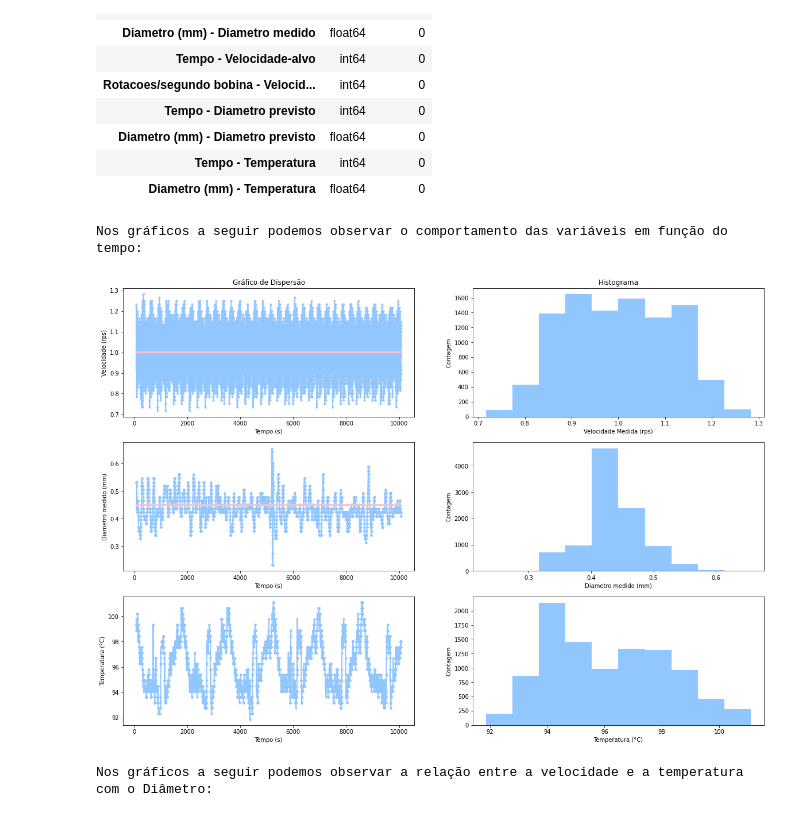
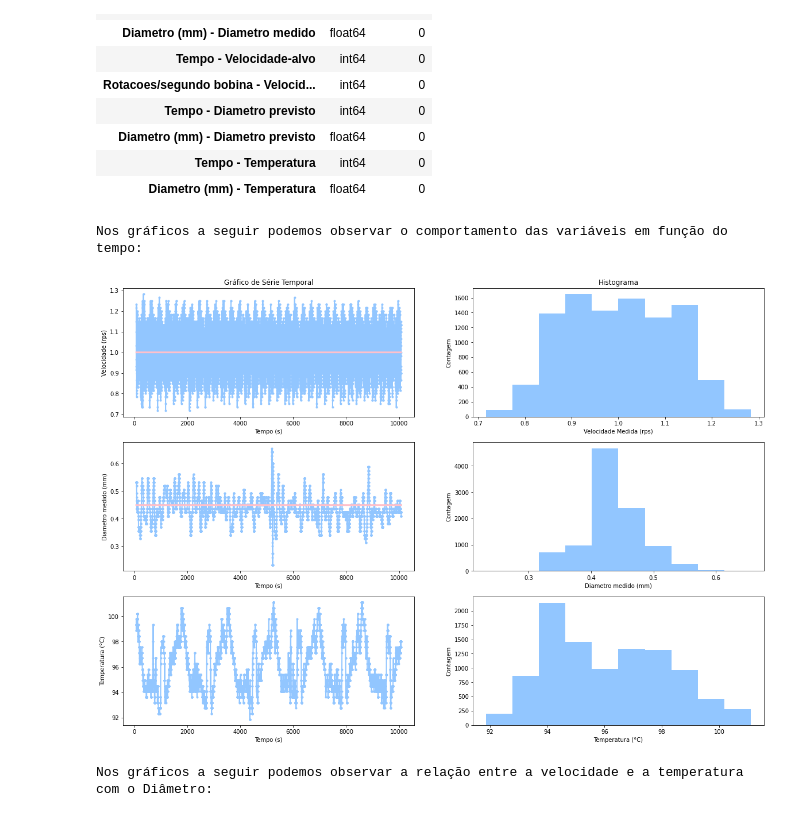
Before and after one commit to daniellemsampaio/Projetos, a Jupyter notebook: MIT_Smart_Manufacturing.ipynb, the cells around one changed output. Drawn from its saved outputs; the diff is of its cells as text; code cells hidden in the pictures.

```diff
--- a/MIT_Smart_Manufacturing.ipynb
+++ b/MIT_Smart_Manufacturing.ipynb
@@ -61,46 +61,43 @@ print('')
 plt.figure(figsize=(20, 14))
 
 plt.subplot(3, 2, 1)
-plt.scatter(df[['Tempo - Velocidade medida']],df[['Rotacoes/segundo bobina - Velocidade medida']],marker='.')
-plt.plot(df[['Tempo - Velocidade medida']],df[['Rotacoes/segundo bobina - Velocidade medida']],linewidth=2)
+plt.plot(df[['Tempo - Velocidade medida']],df[['Rotacoes/segundo bobina - Velocidade medida']],marker='.',linewidth=2)
 plt.plot(df[['Tempo - Velocidade-alvo']],df[['Rotacoes/segundo bobina - Velocidade-alvo']],color = 'pink',linewidth=3)
-plt.title('Gráfico de Dispersão')
+plt.title('Gráfico de Série Temporal')
 plt.xlabel('Tempo (s)')
 plt.ylabel('Velocidade (rps)')
 
 plt.subplot(3, 2, 2)
 plt.hist(df['Rotacoes/segundo bobina - Velocidade medida'])
 plt.title('Histograma')
 plt.xlabel('Velocidade Medida (rps)')
 plt.ylabel('Contagem')
 
 plt.subplot(3, 2, 3)
-plt.scatter(df[['Tempo - Diametro medido']],df[['Diametro (mm) - Diametro medido']],marker='.')
-plt.plot(df[['Tempo - Diametro medido']],df[['Diametro (mm) - Diametro medido']],linewidth=2)
+plt.plot(df[['Tempo - Diametro medido']],df[['Diametro (mm) - Diametro medido']],marker='.',linewidth=2)
 plt.plot(df[['Tempo - Diametro previsto']],df[['Diametro (mm) - Diametro previsto']],color = 'pink',linewidth=3)
 plt.xlabel('Tempo (s)')
 plt.ylabel('Diametro medido (mm)')
 
 plt.subplot(3, 2, 4)
 plt.hist(df['Diametro (mm) - Diametro medido'])
 plt.xlabel('Diametro medido (mm)')
 plt.ylabel('Contagem')
 
 plt.subplot(3, 2, 5)
-plt.scatter(df[['Tempo - Diametro medido']],df[['Diametro (mm) - Temperatura']],marker='.')
-plt.plot(df[['Tempo - Diametro medido']],df[['Diametro (mm) - Temperatura']],linewidth=2)
+plt.plot(df[['Tempo - Diametro medido']],df[['Diametro (mm) - Temperatura']],marker='.',linewidth=2)
 plt.xlabel('Tempo (s)')
 plt.ylabel('Temperatura (°C)')
 
 plt.subplot(3, 2, 6)
 plt.hist(df['Diametro (mm) - Temperatura'])
 plt.xlabel('Temperatura (°C)')
 plt.ylabel('Contagem')
 
 plt.show()
 # %% [output]
 Nos gráficos a seguir podemos observar o comportamento das variáveis em função do tempo:
-[figure, old version]
+[figure, new version]
 # %%
 # Representar graficamente a correlação entre duas variáveis
 print('Nos gráficos a seguir podemos observar a relação entre a velocidade e a temperatura com o Diâmetro:')
```
Also changed, not shown: parts of 1 cell of this notebook.
